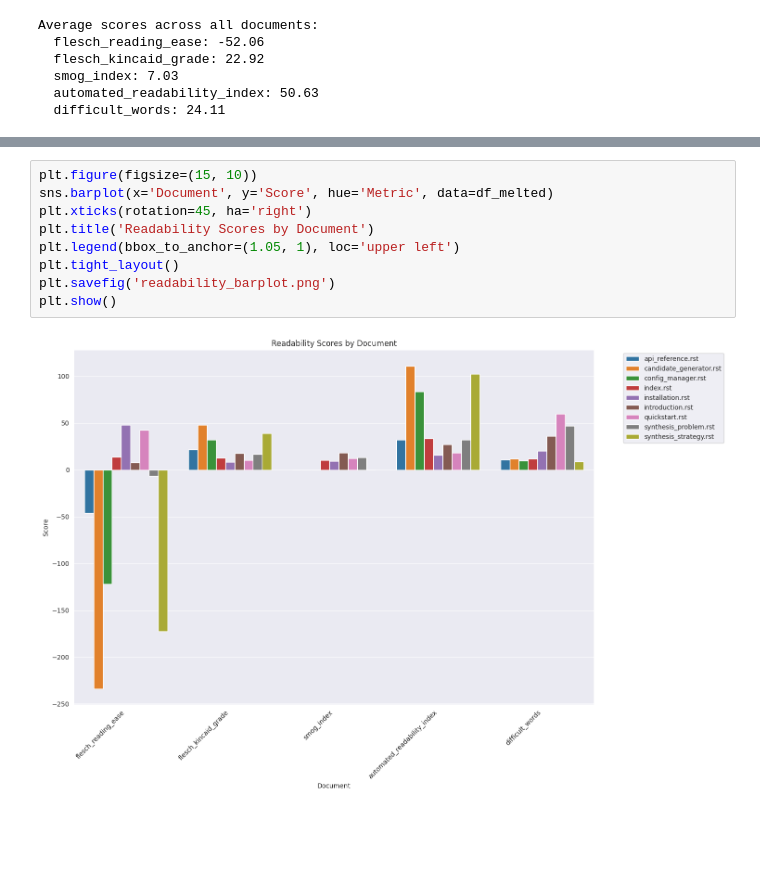
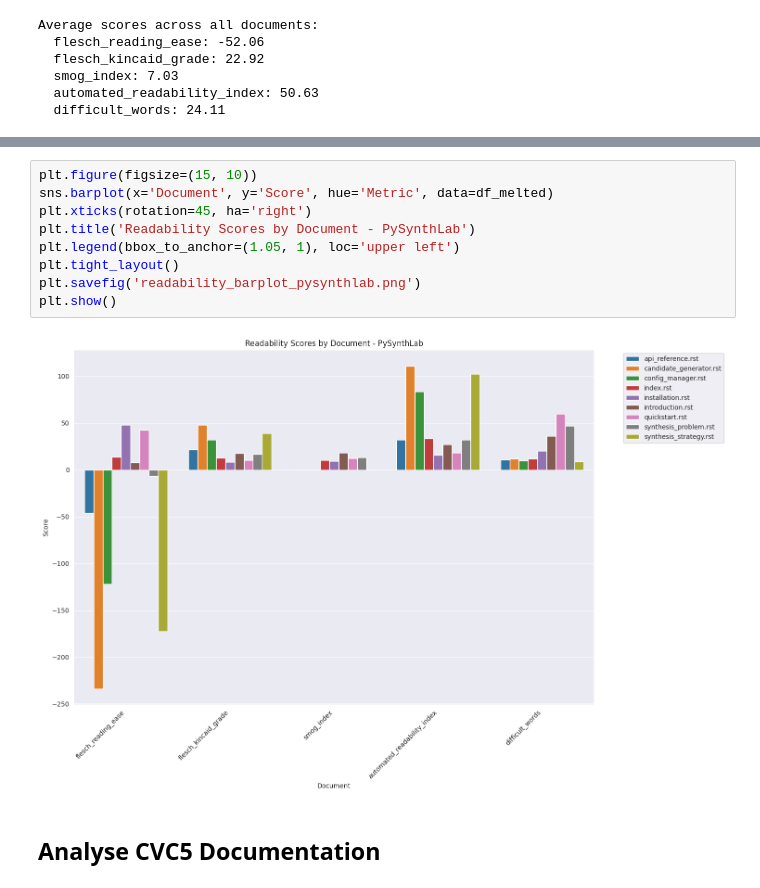
Before and after one commit to gschandan/PySynthLab, a Jupyter notebook: src/evaluation/analyse_documentation.ipynb, the cells around one changed output, grey strips where cells are left out. Drawn from its saved outputs; the diff is of its cells as text; blank space fills up the shorter version.

```diff
--- a/src/evaluation/analyse_documentation.ipynb
+++ b/src/evaluation/analyse_documentation.ipynb
@@ -115,11 +118,13 @@ plt.show()
 # %%
 plt.figure(figsize=(15, 10))
 sns.barplot(x='Document', y='Score', hue='Metric', data=df_melted)
 plt.xticks(rotation=45, ha='right')
-plt.title('Readability Scores by Document')
+plt.title('Readability Scores by Document - PySynthLab')
 plt.legend(bbox_to_anchor=(1.05, 1), loc='upper left')
 plt.tight_layout()
-plt.savefig('readability_barplot.png')
+plt.savefig('readability_barplot_pysynthlab.png')
 plt.show()
 # %% [output]
-[figure, old version]
+[figure, new version]
+# %% [markdown]
+## Analyse CVC5 Documentation
```
Also changed, not shown: parts of 9 cells of this notebook, 4 other files.
